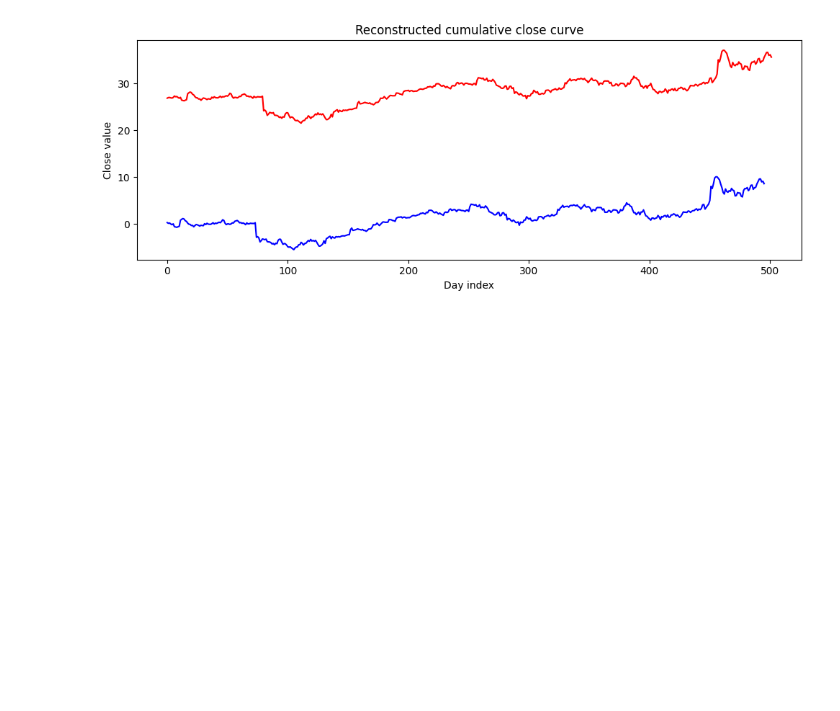
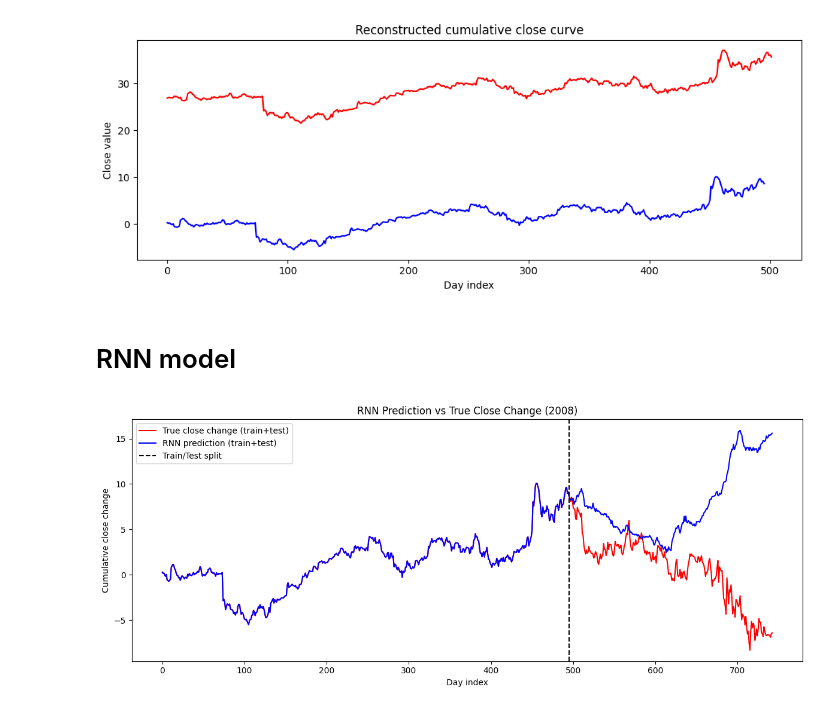
Before and after one commit to drvojtex/ADAMLstockA4msft, a Jupyter notebook: main3.ipynb, the cells around one changed output. Drawn from its saved outputs; the diff is of its cells as text; code cells hidden in the pictures; blank space fills up the shorter version.

Commit message:
RNN model

```diff
--- a/main3.ipynb
+++ b/main3.ipynb
@@ -56,3 +56,5 @@ tensor([[-0.0441,  0.2843,  0.0064, -0.2462, -0.1704,  0.3096,  0.0000,  1.0000,
           0.0000,  0.0000,  0.0000,  0.0000]])
 tensor([0.6885])
 [figure]
+# %% [markdown]
+# RNN model
@@ -58,0 +128,27 @@ tensor([0.6885])
+# %%
+mu, sigma = train_dataset.get_zscore_params()
+preds_inv = np.array(preds) * sigma + mu
+train_targets = []
+for _, y in DataLoader(train_dataset, batch_size=1, shuffle=False):
+    train_targets.append(y.item())
+train_targets = np.array(train_targets)
+train_targets_inv = train_targets * sigma + mu
+
+full_pred = np.concatenate([train_targets_inv, preds_inv])
+full_true = np.concatenate([train_targets_inv, np.array(targets) * sigma + mu])
+
+full_pred_curve = np.cumsum(full_pred)
+full_true_curve = np.cumsum(full_true)
+
+plt.figure(figsize=(12,5))
+plt.plot(full_true_curve, c="r", label="True close change (train+test)")
+plt.plot(full_pred_curve, c="b", label="RNN prediction (train+test)")
+plt.axvline(len(train_targets_inv)-1, color='k', linestyle='--', label='Train/Test split')
+plt.title(f"RNN Prediction vs True Close Change ({test_year[0]})")
+plt.xlabel("Day index")
+plt.ylabel("Cumulative close change")
+plt.legend()
+plt.tight_layout()
+plt.show()
+# %% [output]
+[figure, added]
```
Also changed, not shown: parts of 2 cells of this notebook.
